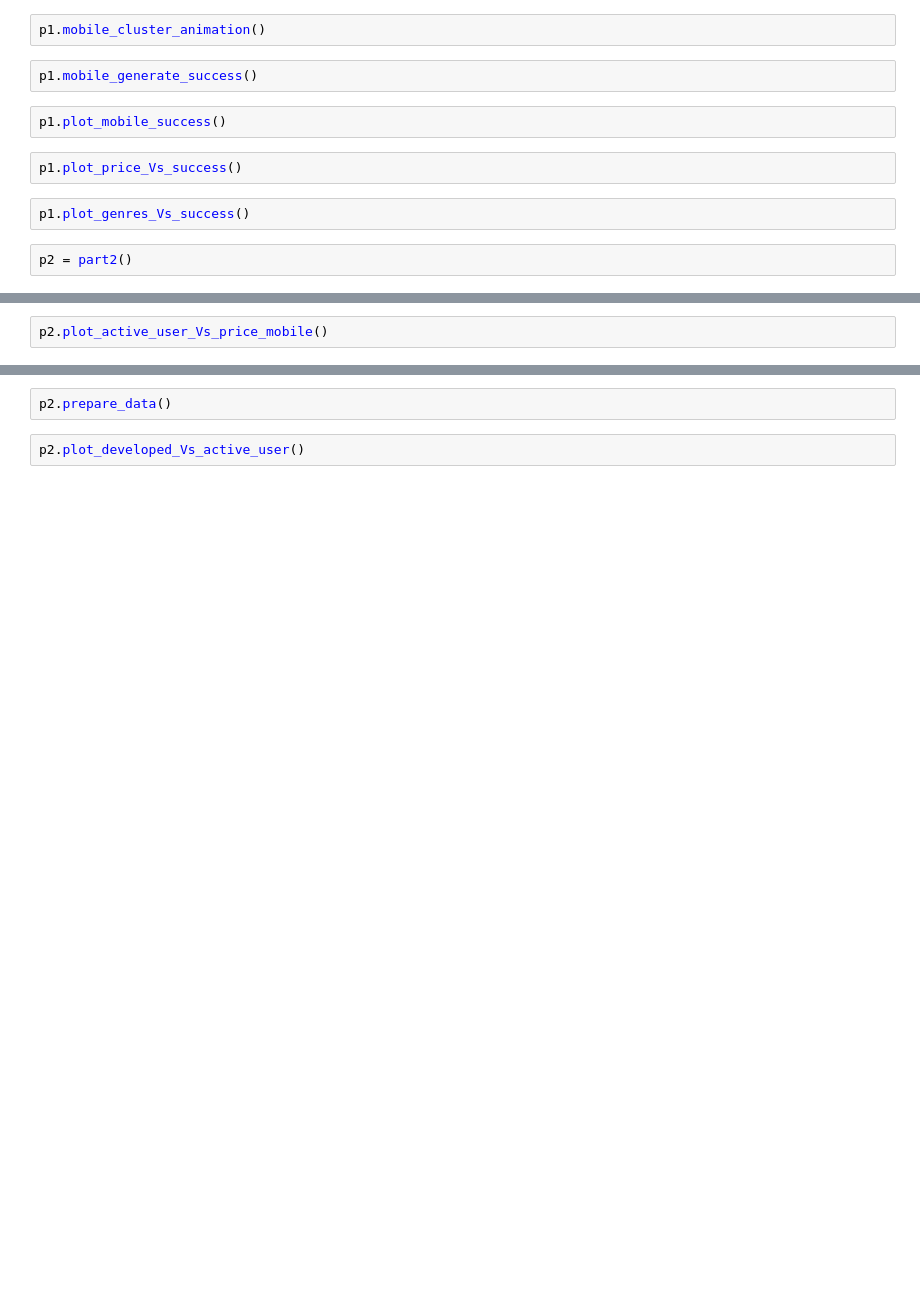
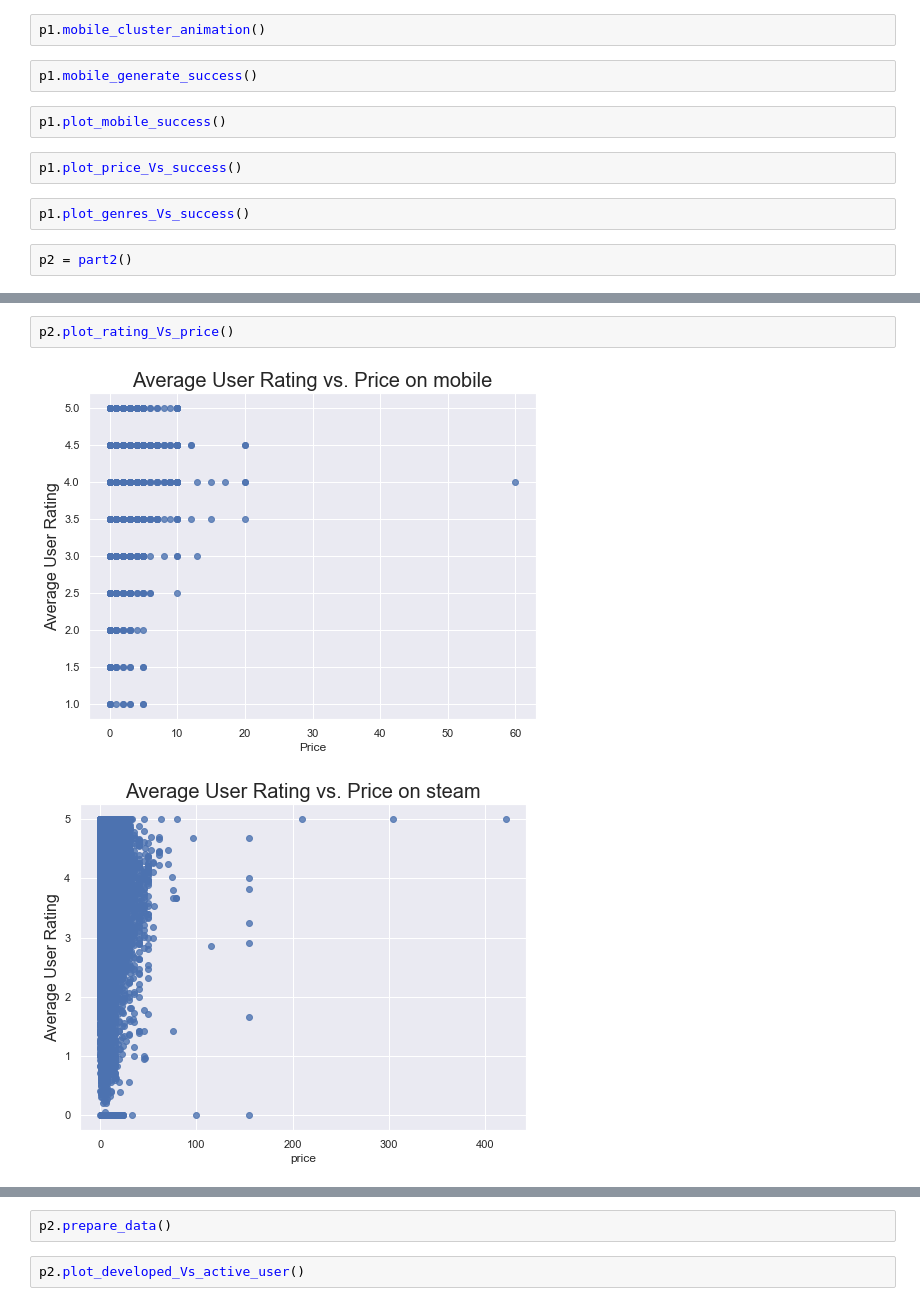
Before and after one commit to louis910/ECE143-WI2020-Group7, a Jupyter notebook: src/main.ipynb, the cells around one changed output, grey strips where cells are left out. Cells and saved outputs as stored; diff of their text form; blank space fills up the shorter version.

```diff
--- a/src/main.ipynb
+++ b/src/main.ipynb
@@ -47,2 +55,5 @@ p2.plot_number_Vs_year()
 # %%
-p2.plot_active_user_Vs_price_mobile()
+p2.plot_rating_Vs_price()
+# %% [output]
+[figure, added]
+[figure, added]
```
Also changed, not shown: parts of 5 cells of this notebook, 2 other files.
